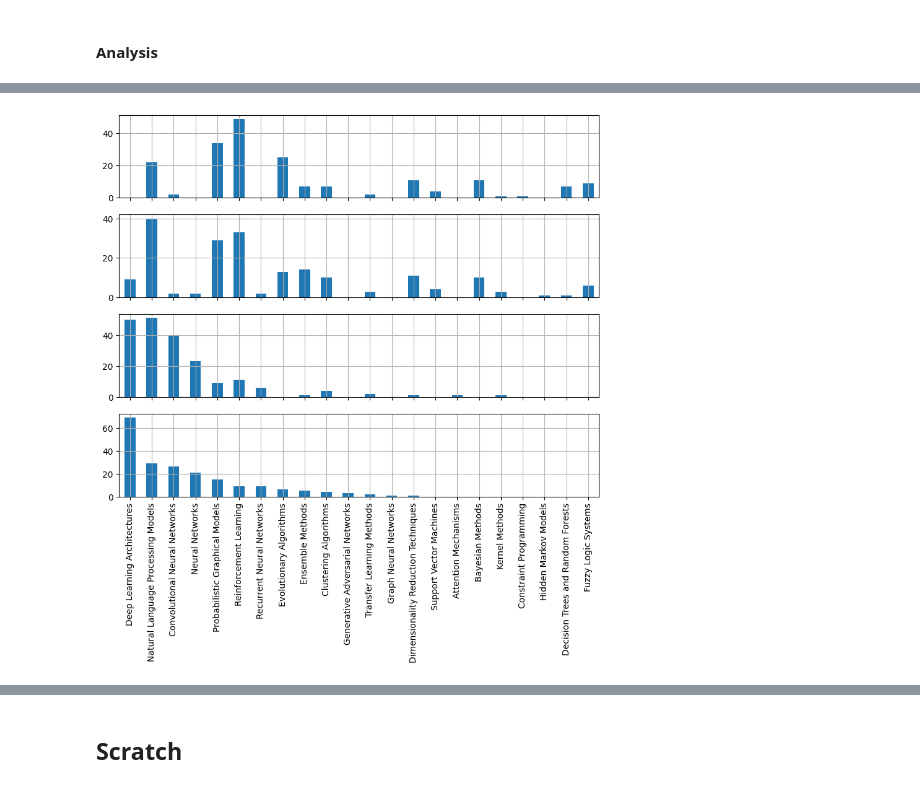
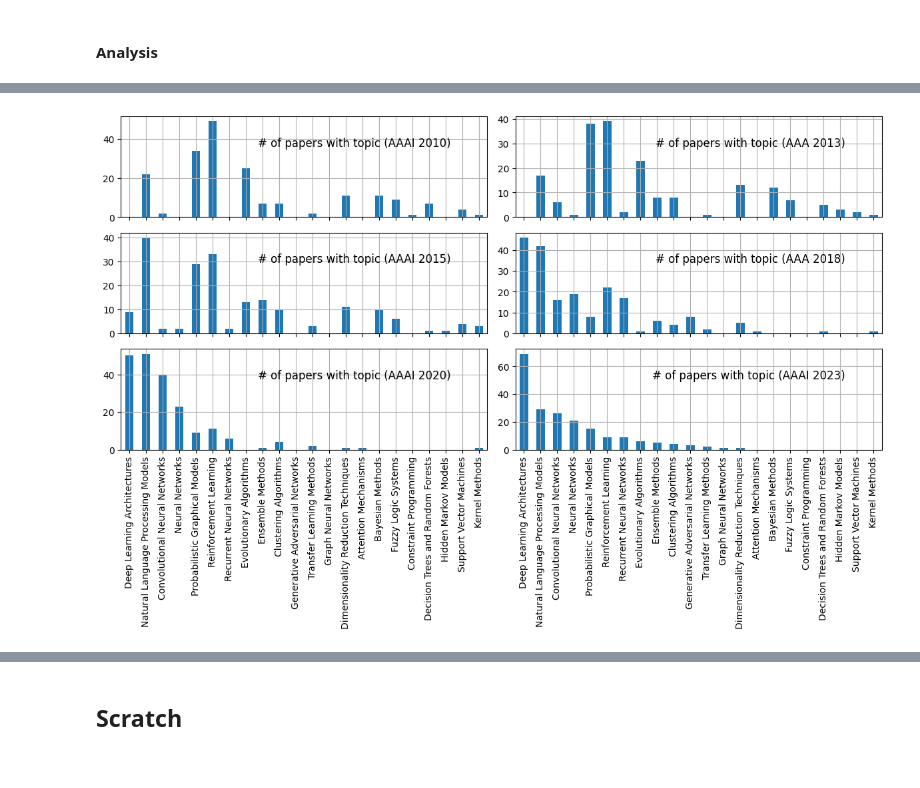
Before and after one commit to karipuf/ai_diversity, a Jupyter notebook: analysis.ipynb, the cells around one changed output, grey strips where cells are left out. Saved outputs shown, nothing was run; the diff lists cells and outputs as text; code cells hidden in the pictures.

Commit message:
Added 2013, 2018 data0

```diff
--- a/analysis.ipynb
+++ b/analysis.ipynb
@@ -158,15 +144,31 @@ pf2023.topics.value_counts()
 # %%
-pf2015=pd.read_csv("./aaai_data/works-2024-09-22T22-51-24_aaai_2015.csv").head(nrows).assign(topics=lambda x:tpx_(x.abstract))
-pf2015.to_csv(f"cached/pf2015_{nrows}topics_{the_mod}.csv")
+nrows=200
+the_mod='llama_small'
+
+the_model={"llama_small":"llama-3.1-8b-instruct",
+           "llama_large":"llama-3.1-70b-instruct",
+           "sonar_small":"llama-3.1-sonar-small-128k-chat",
+           "sonar_large":"llama-3.1-sonar-large-128k-chat"}[the_mod]
+tpx_={'gpt':lambda x:get_topics_pplx(x,the_client=gpt4o_client,the_model='gpt-4o'),
+      'pplx':lambda x:get_topics_pplx(x,the_model=the_model),
+      'groq':lambda x:get_topics_groq(x)}['pplx']
+
+pf2013=pd.read_csv("./aaai_data/works-2024-09-23T01-57-47_aaai_2013.csv").head(nrows).assign(topics=lambda x:tpx_(x.abstract))
+pf2018=pd.read_csv("./aaai_data/works-2024-09-23T01-59-00_aaai_2018.csv").head(nrows).assign(topics=lambda x:tpx_(x.abstract))
+
+pf2013.to_csv(f"cached/pf2013_{nrows}topics_{the_mod}.csv")
+pf2018.to_csv(f"cached/pf2018_{nrows}topics_{the_mod}.csv")
 # %%
 load_cached=True
 if load_cached:
   pf2010=pd.read_csv(f"cached/pf2010_{nrows}topics_{the_mod}.csv")
+  pf2013=pd.read_csv(f"cached/pf2013_{nrows}topics_{the_mod}.csv")
   pf2015=pd.read_csv(f"cached/pf2015_{nrows}topics_{the_mod}.csv")
+  pf2018=pd.read_csv(f"cached/pf2018_{nrows}topics_{the_mod}.csv")
   pf2020=pd.read_csv(f"cached/pf2020_{nrows}topics_{the_mod}.csv")
   pf2023=pd.read_csv(f"cached/pf2023_{nrows}topics_{the_mod}.csv")
 
-result_dfs=[pf2010,pf2015,pf2020,pf2023]
+result_dfs=[pf2010,pf2013,pf2015,pf2018,pf2020,pf2023]
 
 basedict={tmp:0 for tmp in
  reduce(lambda x,y:x.union(y),[set(tmp.topics) for tmp in result_dfs])
@@ -180,19 +182,23 @@ tmp.columns=['n']
 tops=tmp.sort_values('n',ascending=False).index
 combined=combined[tops]
 # %%
-pl.figure(figsize=(10,8))
+pl.figure(figsize=(12,8))
+titles=['AAAI 2010','AAA 2013', 'AAAI 2015','AAA 2018','AAAI 2020','AAAI 2023']
 i=1
 
 for _,row in combined.iterrows():
-  pl.subplot(4,1,i)
+  pl.subplot(3,2,i)
   row.plot(kind='bar')
   pl.grid(True)
 
-  if i<combined.shape[0]:
+  if i in (1,2,3,4):
     pl.gca().set_xticklabels([])
+
+  pl.gca().set_title(f"# of papers with topic ({titles[i-1]})",loc='right',y=.65,x=.9)
   i+=1
 
+pl.tight_layout()
 pl.savefig("200topics.png")
 # %% [output]
-[figure, old version]
+[figure, new version]
 # %%
```
Also changed, not shown: parts of 2 cells of this notebook, 2 other files.
